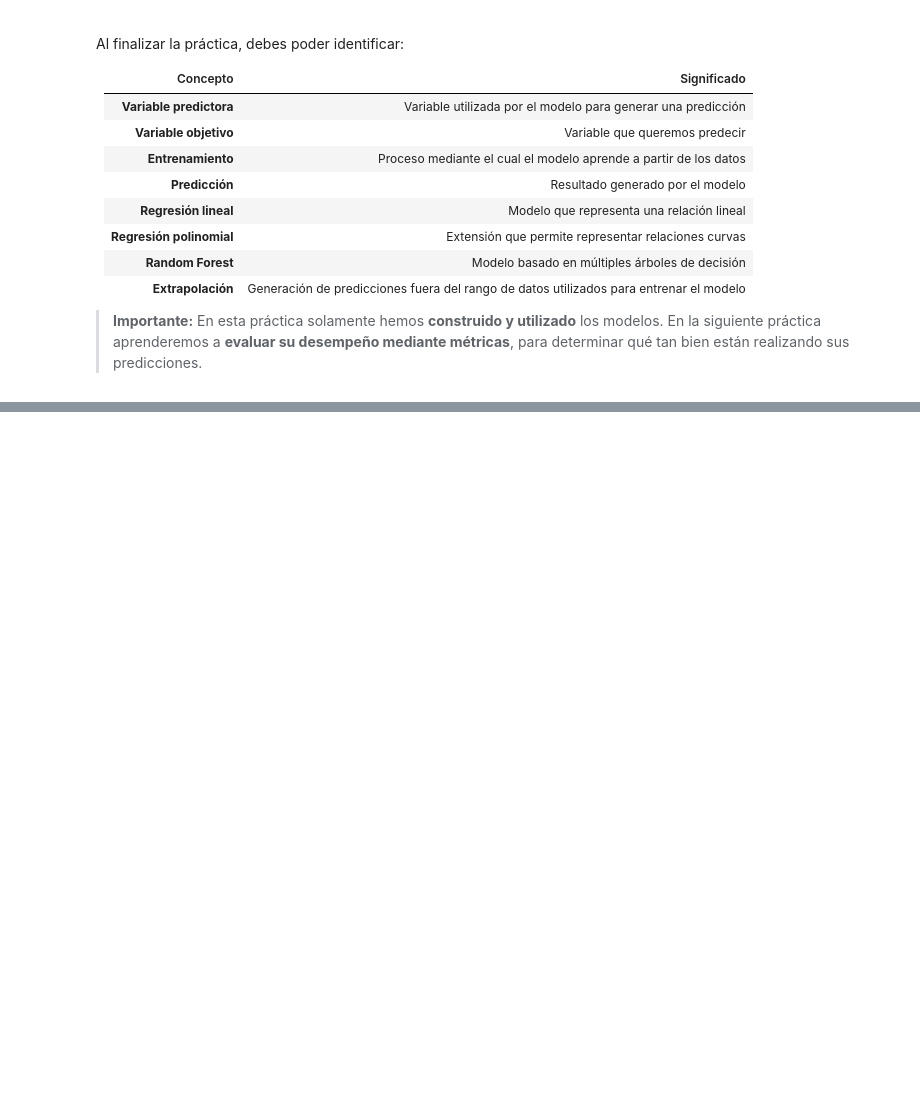
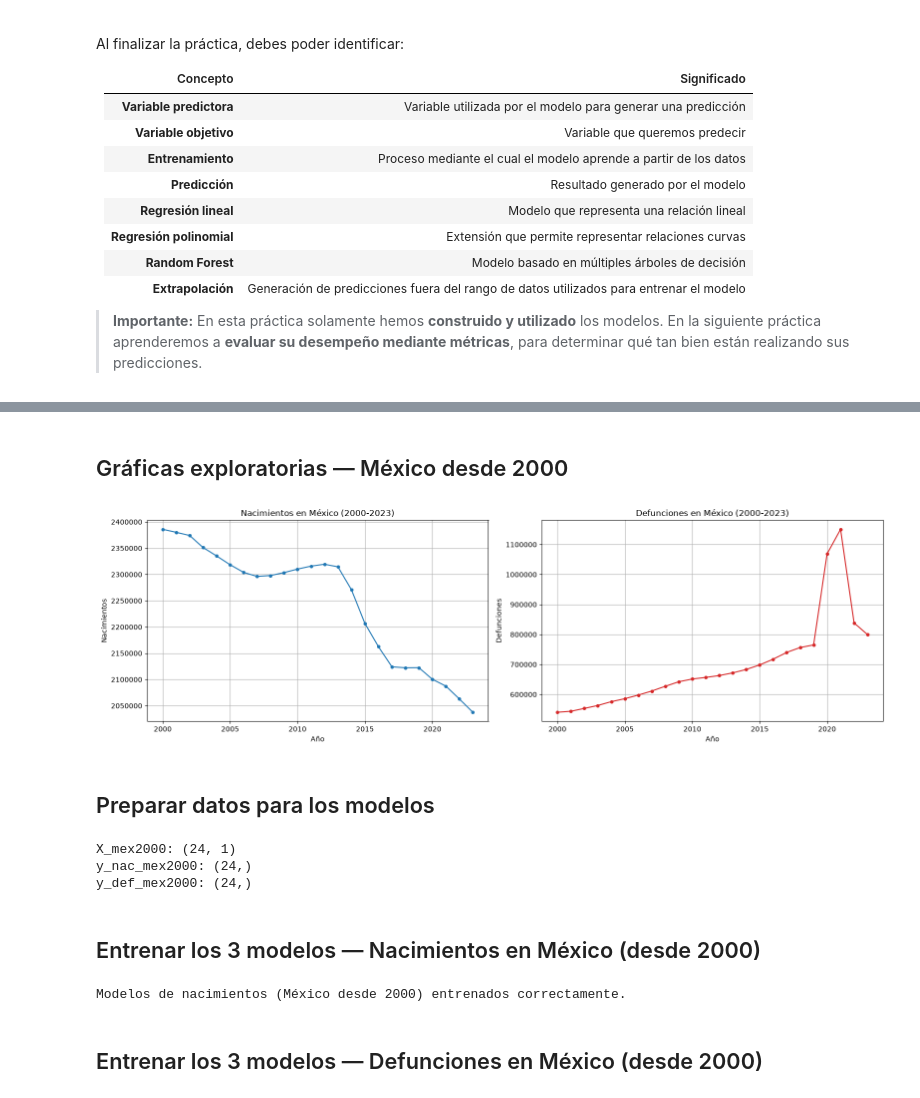
Before and after one commit to Roapapu/Big_Data, a Jupyter notebook: U3_1_modelos_ml/U3_1_modelos_regresion_demografia.ipynb, the cells around one changed output, grey strips where cells are left out. Cells and saved outputs as stored; diff of their text form; code cells hidden in the pictures; blank space fills up the shorter version.

```diff
--- a/U3_1_modelos_ml/U3_1_modelos_regresion_demografia.ipynb
+++ b/U3_1_modelos_ml/U3_1_modelos_regresion_demografia.ipynb
@@ -1099,0 +1406,8 @@ Al finalizar la práctica, debes poder identificar:
+# %%
+df_mexico_2000 = df_mexico[
+    (df_mexico["Year"] >= 2000) & (df_mexico["Year"] <= 2023)
+]
+
+print("Rango de años:", df_mexico_2000["Year"].min(), "-", df_mexico_2000["Year"].max())
+print("Número de filas:", df_mexico_2000.shape[0])
+df_mexico_2000.head()
@@ -1099,0 +1423,68 @@ Al finalizar la práctica, debes poder identificar:
+# %% [markdown]
+## Gráficas exploratorias — México desde 2000
+# %%
+fig, axes = plt.subplots(1, 2, figsize=(16, 5))
+
+axes[0].plot(df_mexico_2000["Year"], df_mexico_2000["births"], marker="o", markersize=4)
+axes[0].set_title("Nacimientos en México (2000-2023)")
+axes[0].set_xlabel("Año")
+axes[0].set_ylabel("Nacimientos")
+axes[0].ticklabel_format(style="plain", axis="y", useOffset=False)
+axes[0].grid()
+
+axes[1].plot(df_mexico_2000["Year"], df_mexico_2000["deaths"], marker="o", markersize=4, color="tab:red")
+axes[1].set_title("Defunciones en México (2000-2023)")
+axes[1].set_xlabel("Año")
+axes[1].set_ylabel("Defunciones")
+axes[1].ticklabel_format(style="plain", axis="y", useOffset=False)
+axes[1].grid()
+
+plt.tight_layout()
+plt.show()
+# %% [output]
+[figure, added]
+# %% [markdown]
+## Preparar datos para los modelos
+# %%
+X_mex2000 = df_mexico_2000[["Year"]]
+y_nac_mex2000 = df_mexico_2000["births"]
+y_def_mex2000 = df_mexico_2000["deaths"]
+
+# Reutilizamos los mismos años futuros (2024-2100)
+anios_futuros_mex = np.arange(2024, 2101).reshape(-1, 1)
+X_futuro_mex = pd.DataFrame(anios_futuros_mex, columns=["Year"])
+
+print("X_mex2000:", X_mex2000.shape)
+print("y_nac_mex2000:", y_nac_mex2000.shape)
+print("y_def_mex2000:", y_def_mex2000.shape)
+# %% [output]
+X_mex2000: (24, 1)
+y_nac_mex2000: (24,)
+y_def_mex2000: (24,)
+# %% [markdown]
+## Entrenar los 3 modelos — Nacimientos en México (desde 2000)
+# %%
+# --- Regresión Lineal ---
+rl_mex2000_nac = LinearRegression()
+rl_mex2000_nac.fit(X_mex2000, y_nac_mex2000)
+pred_rl_mex2000_nac = rl_mex2000_nac.predict(X_futuro_mex)
+
+# --- Regresión Polinomial (grado 2) ---
+poly_mex2000 = PolynomialFeatures(degree=2, include_bias=False)
+X_poly_mex2000 = poly_mex2000.fit_transform(X_mex2000)
+X_futuro_poly_mex2000 = poly_mex2000.transform(X_futuro_mex)
+
+rp_mex2000_nac = LinearRegression()
+rp_mex2000_nac.fit(X_poly_mex2000, y_nac_mex2000)
+pred_rp_mex2000_nac = rp_mex2000_nac.predict(X_futuro_poly_mex2000)
+
+# --- Random Forest ---
+rf_mex2000_nac = RandomForestRegressor(n_estimators=100, random_state=42)
+rf_mex2000_nac.fit(X_mex2000, y_nac_mex2000)
+pred_rf_mex2000_nac = rf_mex2000_nac.predict(X_futuro_mex)
+
+print("Modelos de nacimientos (México desde 2000) entrenados correctamente.")
+# %% [output]
+Modelos de nacimientos (México desde 2000) entrenados correctamente.
+# %% [markdown]
+## Entrenar los 3 modelos — Defunciones en México (desde 2000)
```
Also changed, not shown: parts of 32 cells of this notebook, 3 other files.
